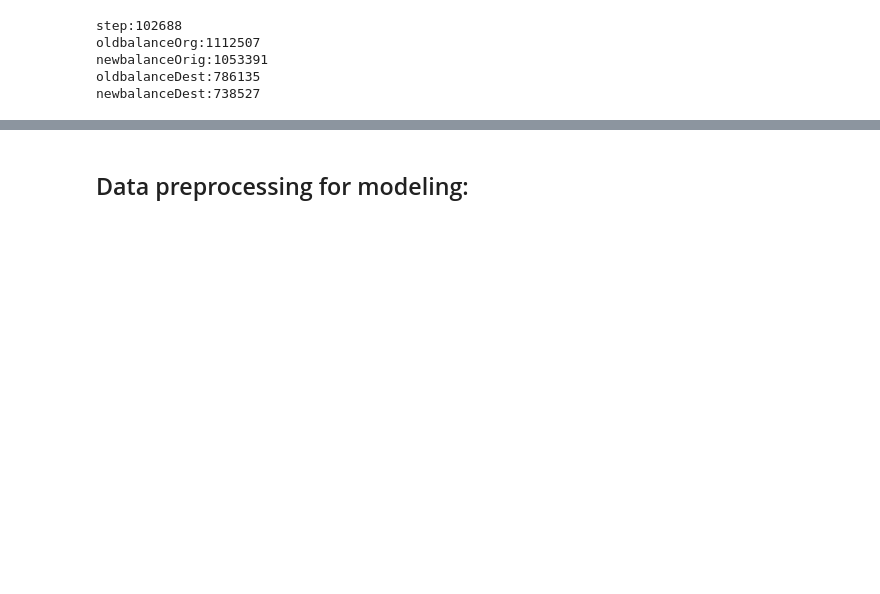
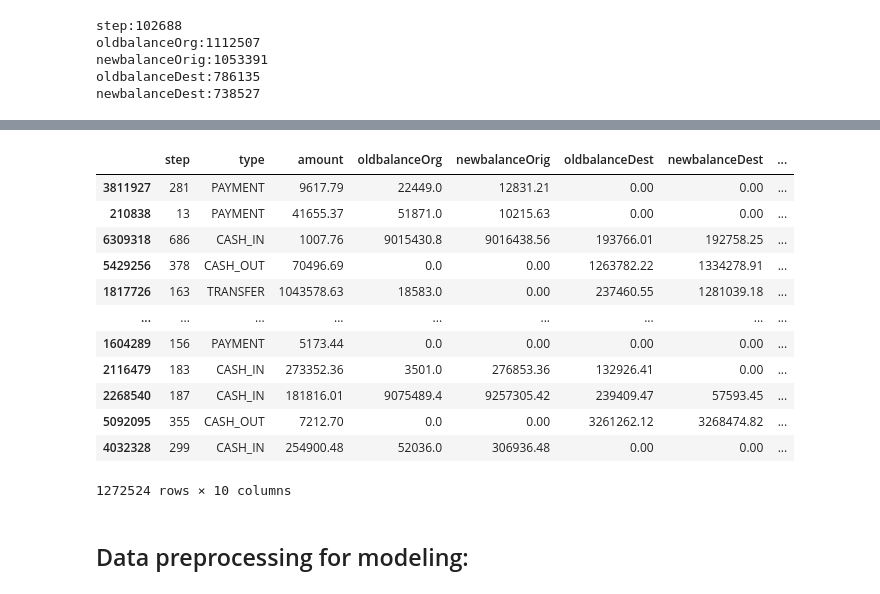
Before and after one commit to Donia-sharafeldin/fraud, a Jupyter notebook: preprocessing.ipynb, the cells around one changed output, grey strips where cells are left out. Cells and saved outputs as stored; diff of their text form; code cells hidden in the pictures; blank space fills up the shorter version.

```diff
--- a/preprocessing.ipynb
+++ b/preprocessing.ipynb
@@ -203,3 +234,19 @@ X_train, X_test, y_train, y_test = train_test_split(
+# %%
+X_test
+# %% [output]
+|  | step | type | amount | oldbalanceOrg | newbalanceOrig | oldbalanceDest | newbalanceDest | ... |
+| 3811927 | 281 | PAYMENT | 9617.79 | 22449.0 | 12831.21 | 0.00 | 0.00 | ... |
+| 210838 | 13 | PAYMENT | 41655.37 | 51871.0 | 10215.63 | 0.00 | 0.00 | ... |
+| 6309318 | 686 | CASH_IN | 1007.76 | 9015430.8 | 9016438.56 | 193766.01 | 192758.25 | ... |
+| 5429256 | 378 | CASH_OUT | 70496.69 | 0.0 | 0.00 | 1263782.22 | 1334278.91 | ... |
+| 1817726 | 163 | TRANSFER | 1043578.63 | 18583.0 | 0.00 | 237460.55 | 1281039.18 | ... |
+| ... | ... | ... | ... | ... | ... | ... | ... | ... |
+| 1604289 | 156 | PAYMENT | 5173.44 | 0.0 | 0.00 | 0.00 | 0.00 | ... |
+| 2116479 | 183 | CASH_IN | 273352.36 | 3501.0 | 276853.36 | 132926.41 | 0.00 | ... |
+| 2268540 | 187 | CASH_IN | 181816.01 | 9075489.4 | 9257305.42 | 239409.47 | 57593.45 | ... |
+| 5092095 | 355 | CASH_OUT | 7212.70 | 0.0 | 0.00 | 3261262.12 | 3268474.82 | ... |
+| 4032328 | 299 | CASH_IN | 254900.48 | 52036.0 | 306936.48 | 0.00 | 0.00 | ... |
+1272524 rows × 10 columns
 # %% [markdown]
 <h2>Data preprocessing for modeling:
 # %%
```
Also changed, not shown: parts of 11 cells of this notebook.
